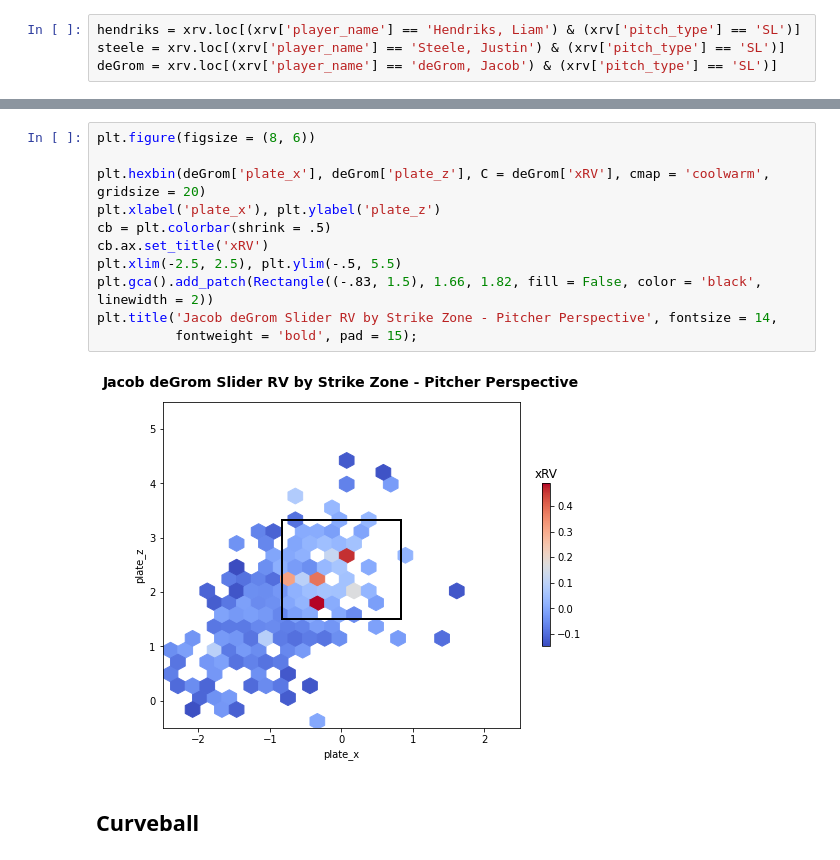
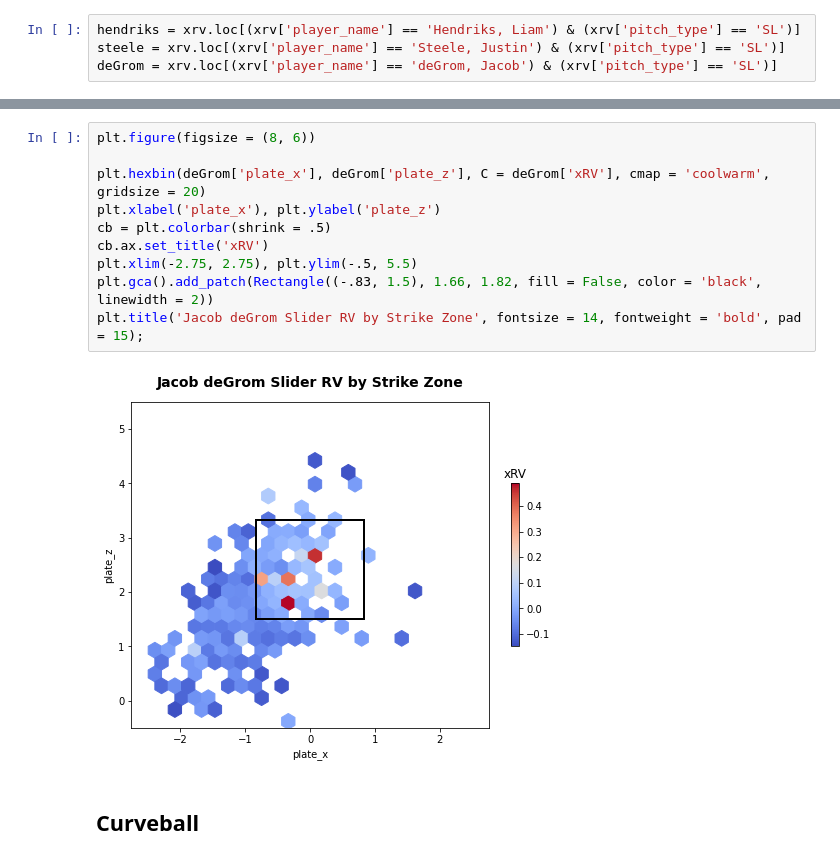
Before and after one commit to anthonyzurke/pitch-model, a Jupyter notebook: notebooks/analysis.ipynb, the cells around one changed output, grey strips where cells are left out. Cells and saved outputs as stored; diff of their text form.

```diff
--- a/notebooks/analysis.ipynb
+++ b/notebooks/analysis.ipynb
@@ -329,16 +658,15 @@ plt.title('Justin Steele Slider RV by Strike Zone - Pitcher Perspective', fontsi
 # %%
 plt.figure(figsize = (8, 6))
 
 plt.hexbin(deGrom['plate_x'], deGrom['plate_z'], C = deGrom['xRV'], cmap = 'coolwarm', gridsize = 20)
 plt.xlabel('plate_x'), plt.ylabel('plate_z')
 cb = plt.colorbar(shrink = .5)
 cb.ax.set_title('xRV')
-plt.xlim(-2.5, 2.5), plt.ylim(-.5, 5.5)
+plt.xlim(-2.75, 2.75), plt.ylim(-.5, 5.5)
 plt.gca().add_patch(Rectangle((-.83, 1.5), 1.66, 1.82, fill = False, color = 'black', linewidth = 2))
-plt.title('Jacob deGrom Slider RV by Strike Zone - Pitcher Perspective', fontsize = 14,
-          fontweight = 'bold', pad = 15);
+plt.title('Jacob deGrom Slider RV by Strike Zone', fontsize = 14, fontweight = 'bold', pad = 15);
 # %% [output]
-[figure, old version]
+[figure, new version]
 # %% [markdown]
 ## Curveball
 # %%
```
Also changed, not shown: parts of 42 cells of this notebook.
